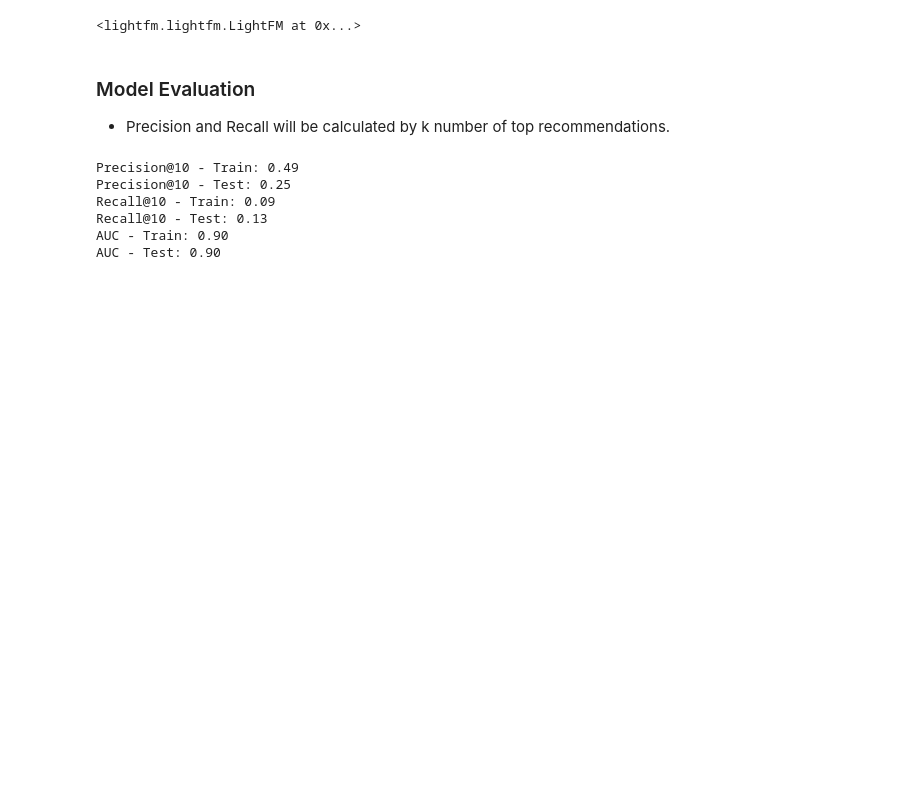
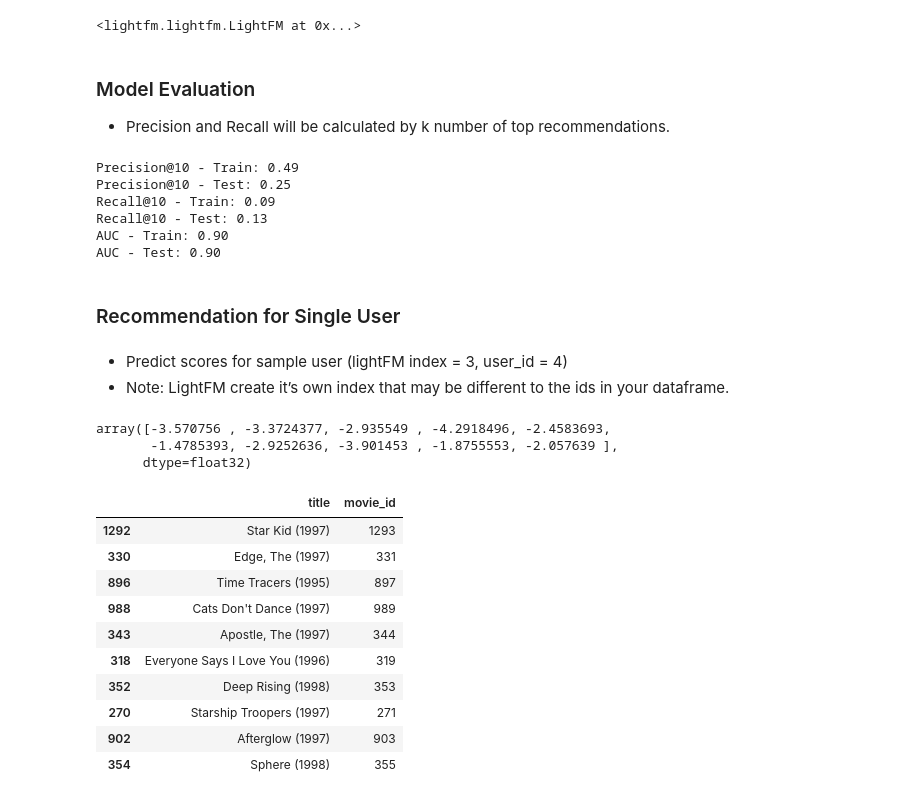
Before and after one commit to CodexploreRepo/recommender-system, a Jupyter notebook: notebooks/lightfm/movie_len.ipynb, the cells around one changed output. Drawn from its saved outputs; the diff is of its cells as text; code cells hidden in the pictures; blank space fills up the shorter version.

```diff
--- a/notebooks/lightfm/movie_len.ipynb
+++ b/notebooks/lightfm/movie_len.ipynb
@@ -220,3 +235,8 @@ Recall@10 - Train: 0.09
 Recall@10 - Test: 0.13
 AUC - Train: 0.90
 AUC - Test: 0.90
+# %% [markdown]
+### Recommendation for Single User
+# %% [markdown]
+- Predict scores for sample user (lightFM index = 3, user_id = 4)
+- Note: LightFM create it’s own index that may be different to the ids in your dataframe.
@@ -222,0 +245,23 @@ AUC - Test: 0.90
+# %%
+scores[:10]
+# %% [output]
+array([-3.570756 , -3.3724377, -2.935549 , -4.2918496, -2.4583693,
+       -1.4785393, -2.9252636, -3.901453 , -1.8755553, -2.057639 ],
+      dtype=float32)
+# %%
+# get top items based on the scores
+top_items = item.iloc[np.argsort(-scores)]
+# %%
+top_items[0:10][['title','movie_id']]
+# %% [output]
+|  | title | movie_id |
+| 1292 | Star Kid (1997) | 1293 |
+| 330 | Edge, The (1997) | 331 |
+| 896 | Time Tracers (1995) | 897 |
+| 988 | Cats Don't Dance (1997) | 989 |
+| 343 | Apostle, The (1997) | 344 |
+| 318 | Everyone Says I Love You (1996) | 319 |
+| 352 | Deep Rising (1998) | 353 |
+| 270 | Starship Troopers (1997) | 271 |
+| 902 | Afterglow (1997) | 903 |
+| 354 | Sphere (1998) | 355 |
```
Also changed, not shown: parts of 25 cells of this notebook, 3 other files.
